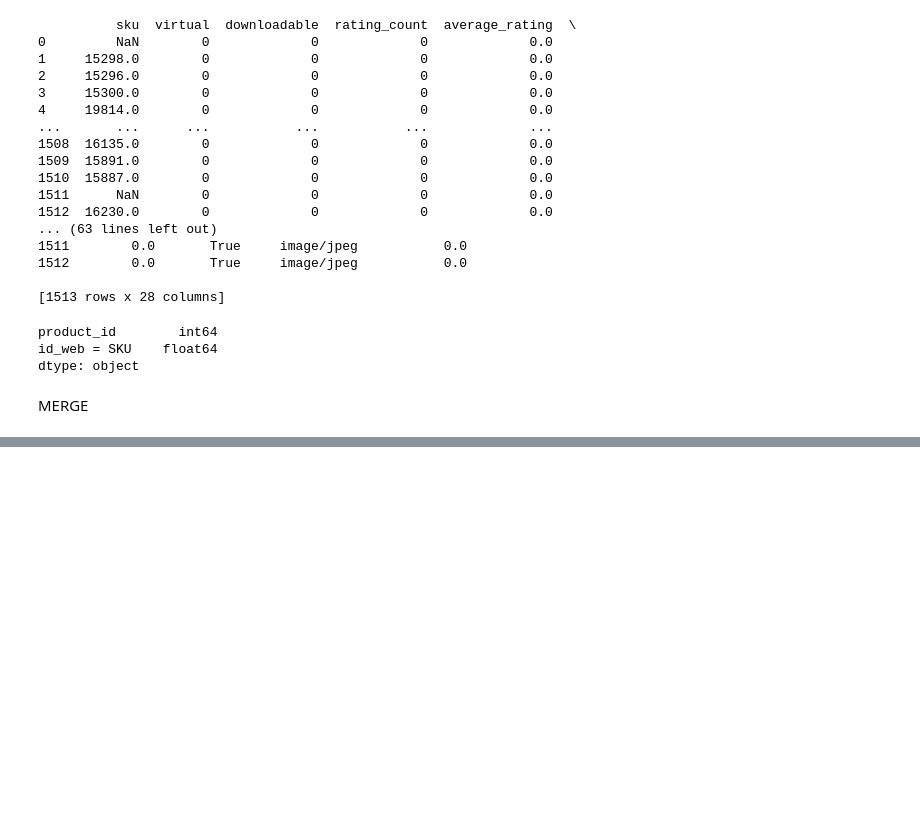
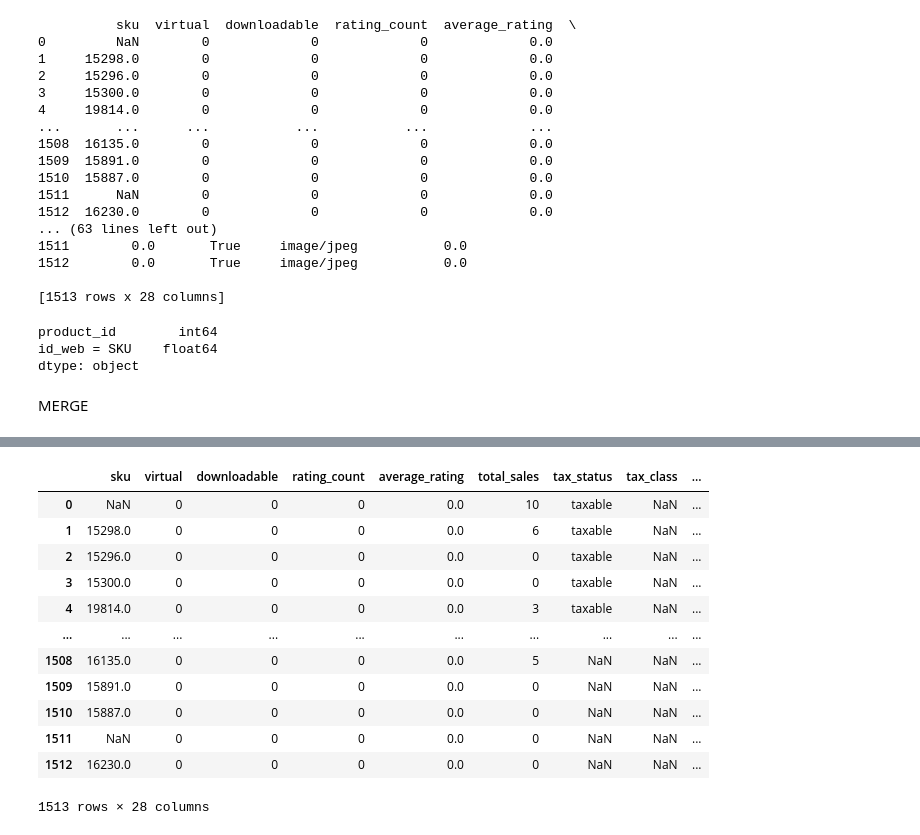
Before and after one commit to Idolrice/projet_6_OC, a Jupyter notebook: notebooks/projet6_V2.ipynb, the cells around one changed output, grey strips where cells are left out. Cells and saved outputs as stored; diff of their text form; code cells hidden in the pictures; blank space fills up the shorter version.

```diff
--- a/notebooks/projet6_V2.ipynb
+++ b/notebooks/projet6_V2.ipynb
@@ -765,0 +831,16 @@ TypeError: merge() got multiple values for argument 'on'
+# %%
+web
+# %% [output]
+|  | sku | virtual | downloadable | rating_count | average_rating | total_sales | tax_status | tax_class | ... |
+| 0 | NaN | 0 | 0 | 0 | 0.0 | 10 | taxable | NaN | ... |
+| 1 | 15298.0 | 0 | 0 | 0 | 0.0 | 6 | taxable | NaN | ... |
+| 2 | 15296.0 | 0 | 0 | 0 | 0.0 | 0 | taxable | NaN | ... |
+| 3 | 15300.0 | 0 | 0 | 0 | 0.0 | 0 | taxable | NaN | ... |
+| 4 | 19814.0 | 0 | 0 | 0 | 0.0 | 3 | taxable | NaN | ... |
+| ... | ... | ... | ... | ... | ... | ... | ... | ... | ... |
+| 1508 | 16135.0 | 0 | 0 | 0 | 0.0 | 5 | NaN | NaN | ... |
+| 1509 | 15891.0 | 0 | 0 | 0 | 0.0 | 0 | NaN | NaN | ... |
+| 1510 | 15887.0 | 0 | 0 | 0 | 0.0 | 0 | NaN | NaN | ... |
+| 1511 | NaN | 0 | 0 | 0 | 0.0 | 0 | NaN | NaN | ... |
+| 1512 | 16230.0 | 0 | 0 | 0 | 0.0 | 0 | NaN | NaN | ... |
+1513 rows × 28 columns
```
Also changed, not shown: parts of 18 cells of this notebook.
